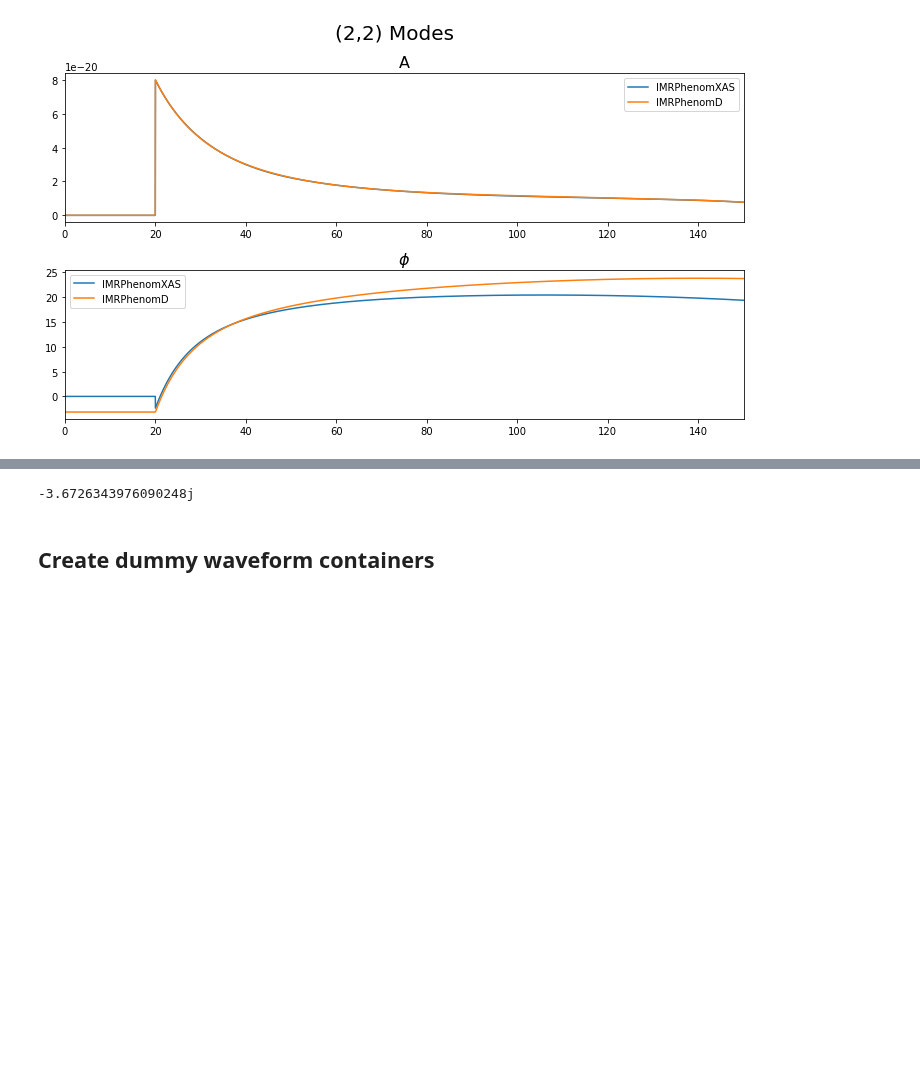
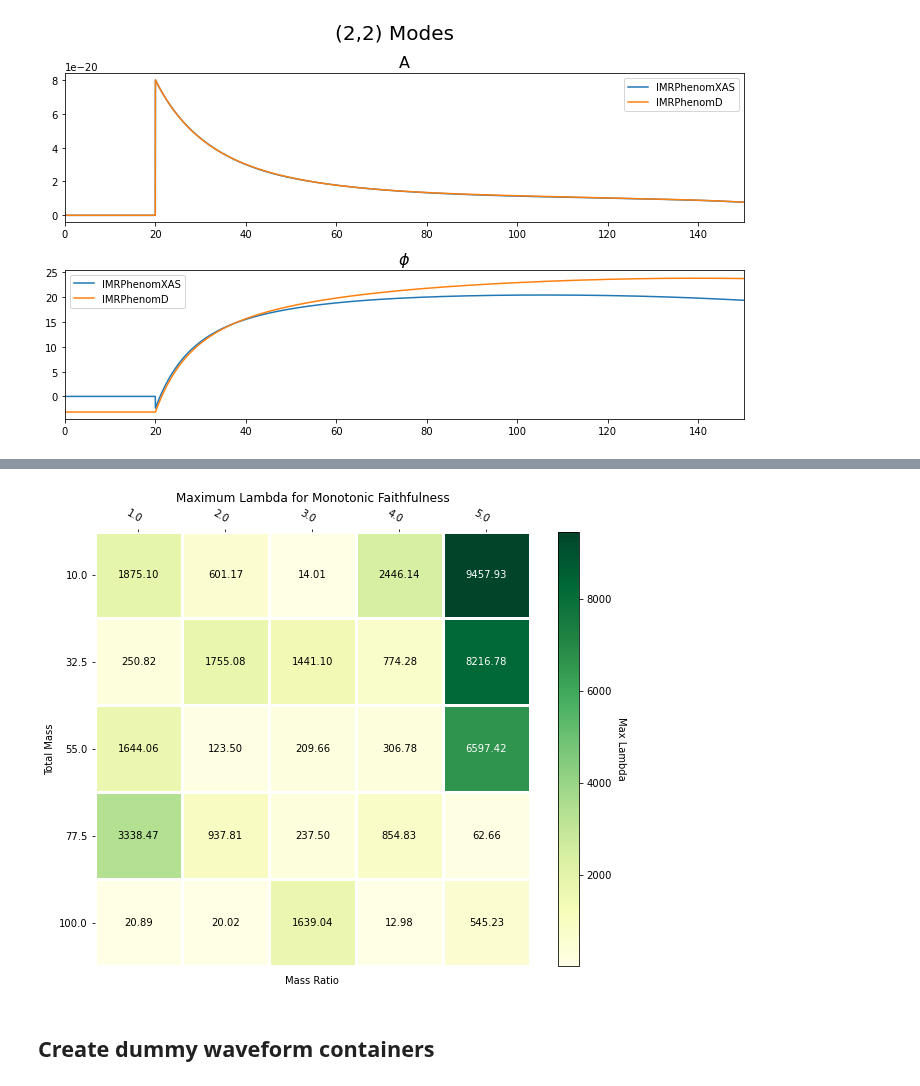
Before and after one commit to veome22/hybrid_waveforms, a Jupyter notebook: monotonic_intervals_lambda.ipynb, the cells around one changed output, grey strips where cells are left out. Drawn from its saved outputs; the diff is of its cells as text; code cells hidden in the pictures; blank space fills up the shorter version.

Commit message:
Computed max lambdas for monotnic faithfulness

```diff
--- a/monotonic_intervals_lambda.ipynb
+++ b/monotonic_intervals_lambda.ipynb
@@ -265,0 +396,4 @@ plt.show()
+# %%
+non_zero = (a1 > 0)
+max_lam = np.sum(  (1j/(phi1[non_zero]-phi2[non_zero])) + (a1[non_zero]/(a1[non_zero]-a2[non_zero])) ) / (f_max - f_low)
+max_lam
@@ -266,4 +402,17 @@ plt.show()
 # %%
-print(f"{a1[100]:.30f}")
-phi1
+Ms = np.linspace(10., 100, 5)*lal.MSUN_SI
+qs = np.linspace(1., 5., 5)
+max_lams = np.zeros((5,5), dtype=complex)
+for i in range(len(Ms)):
+    for j in range(len(qs)):
+        hlm_xas, hlm_dummy_xas, hlm_d, hlm_dummy_d, hlm_dummy_test= generate_waveforms(Ms[i], qs[j])
+        a1 = np.abs(hlm_xas)[:-1]
+        phi1 = np.unwrap(np.angle(hlm_xas))[:-1]
+        a2 = np.abs(hlm_d)[:-1]
+        phi2 = np.unwrap(np.angle(hlm_d))[:-1]
+
+        # max_lams[i,j] = 1j*np.sum(1/(phi1-phi2)) / (f_max - f_low)
+        max_lams[i,j] = np.sum(  (1j/(phi1[non_zero]-phi2[non_zero])) + (a1[non_zero]/(a1[non_zero]-a2[non_zero])) ) / (f_max - f_low)
+
+max_lams
 # %% [output]
@@ -273,8 +434,19 @@ array([0.        , 0.        , 0.        , ..., 6.28318531, 6.28318531,
-# %%
-max_lam = np.sum(1j/(phi1-phi2)) / (f_max - f_low)
-max_lam
-# %% [output]
--3.6726343976090248j
+# %%
+f, ax= plt.subplots(1, 1,  figsize=(10,8))
+ax.set_xticks(np.arange(len(qs)), labels=qs)
+ax.set_yticks(np.arange(len(Ms)), labels=Ms/lal.MSUN_SI)
+
+im, cbar = heatmap(np.abs(max_lams), Ms/lal.MSUN_SI, qs, ax=ax,
+                   cmap="YlGn", cbarlabel="Max Lambda")
+texts = annotate_heatmap(im, valfmt="{x:.2f}")
+
+plt.xlabel("Mass Ratio")
+plt.ylabel("Total Mass")
+
+plt.title("Maximum Lambda for Monotonic Faithfulness")
+plt.show()
+# %% [output]
+[figure, added]
 # %% [markdown]
 ## Create dummy waveform containers
 # %%
```
Also changed, not shown: parts of 7 cells of this notebook, 1 other file.
